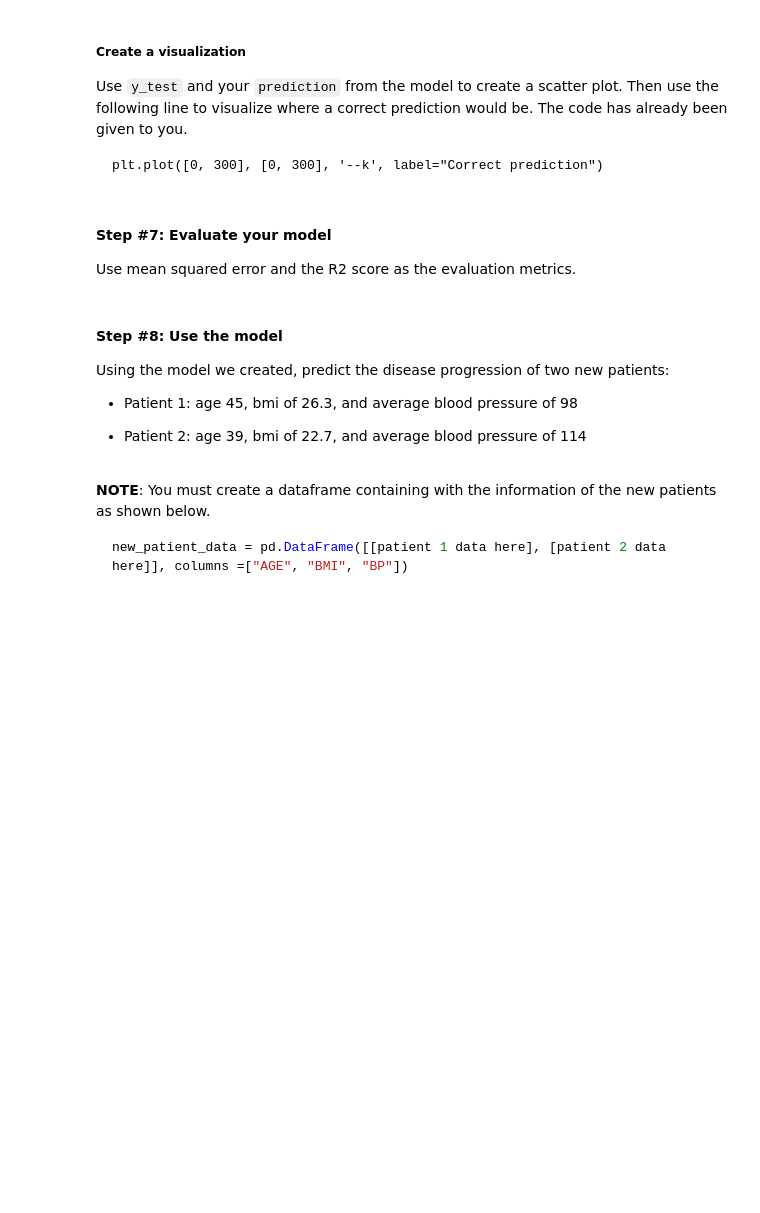
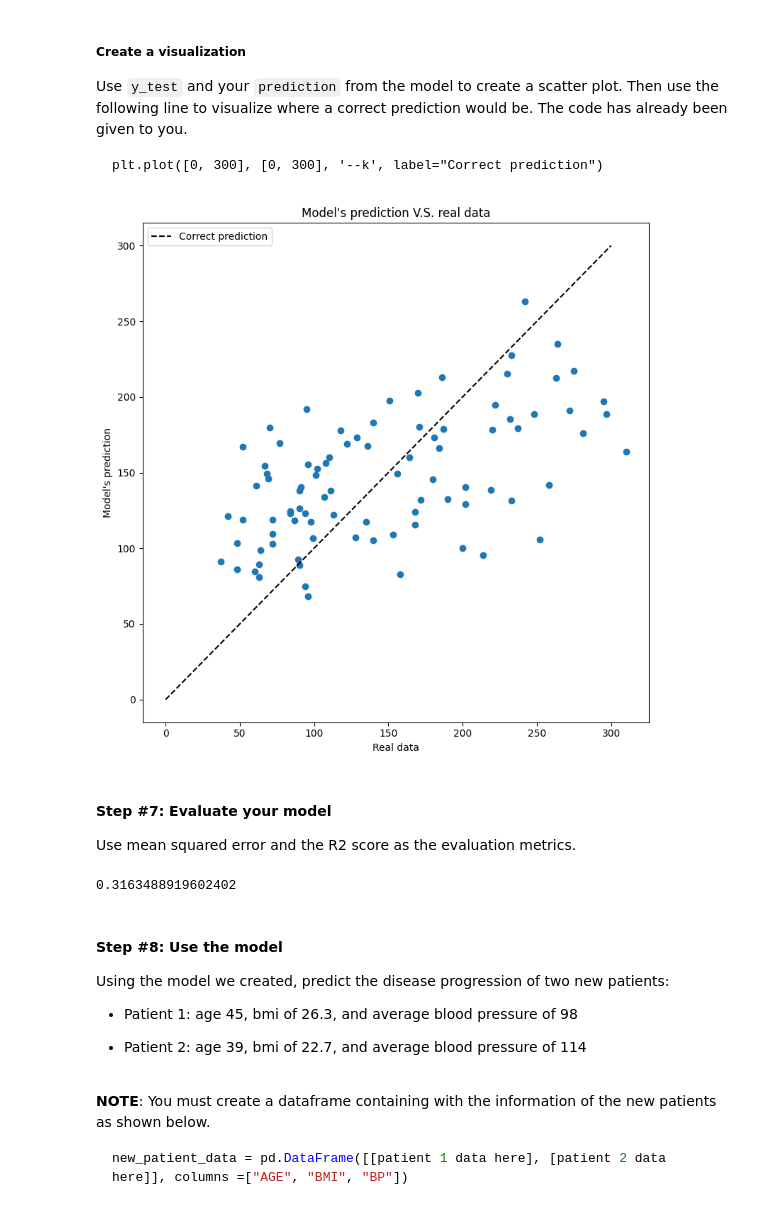
Before and after one commit to kurealnum/dsrp-2025, a Jupyter notebook: DSRP_Day_7_Lab_Notebook_[STUDENT].ipynb, the cells around one changed output. Drawn from its saved outputs; the diff is of its cells as text; code cells hidden in the pictures; blank space fills up the shorter version.

```diff
--- a/DSRP_Day_7_Lab_Notebook_[STUDENT].ipynb
+++ b/DSRP_Day_7_Lab_Notebook_[STUDENT].ipynb
@@ -233,3 +263,5 @@ label = # COMPLETE THIS CODE
+# %%
+label = df["Y"]
 # %% [markdown]
 #### **Step #3: Split data into training and testing data**
 
@@ -239,2 +269,4 @@ Use `AGE`, `BMI`, and `BP` for our independent variables.
+# %%
+X_train, X_test, y_train, y_test = model_selection.train_test_split(features, label, test_size=0.2, random_state=42)
 # %% [markdown]
 #### **Step #4: Import your model**
@@ -250,2 +280,4 @@ Linear regression takes no hyperparameters, so just initialize the model.
+# %%
+reg = LinearRegression()
 # %% [markdown]
 #### **Step #6: Fit your model, test on the testing data, and create a visualization if applicable**
@@ -254,3 +284,6 @@ Linear regression takes no hyperparameters, so just initialize the model.
+# %%
+reg.fit(X_test, y_test)
+pred = reg.predict(X_test)
 # %% [markdown]
 ##### **Create a visualization**
 
@@ -261,21 +294,23 @@ plt.plot([0, 300], [0, 300], '--k', label="Correct prediction")
 # %%
 plt.figure(figsize=(8, 8))
 
 
 
-plt.scatter(# COMPLETE THIS CODE
-plt.plot(# COMPLETE THIS CODE, '--k', label="Correct prediction")
+plt.scatter(y_test, pred)
+plt.plot([0, 300], [0, 300], '--k', label="Correct prediction")
 
 
 plt.axis('tight')
 
-plt.xlabel(# COMPLETE THIS CODE
-plt.ylabel(# COMPLETE THIS CODE
-plt.title(# COMPLETE THIS CODE
+plt.xlabel("Real data")
+plt.ylabel("Model's prediction")
+plt.title("Model's prediction V.S. real data")
 
 
 plt.legend()
 plt.tight_layout()
+# %% [output]
+[figure, added]
 # %% [markdown]
 #### **Step #7: Evaluate your model**
 
@@ -285,3 +318,9 @@ Use mean squared error and the R2 score as the evaluation metrics.
+# %%
+mean_squared_error(y_test, pred)
+
+r2_score(y_test, pred)
+# %% [output]
+0.3163488919602402
 # %% [markdown]
 #### **Step #8: Use the model**
 
```
Also changed, not shown: parts of 43 cells of this notebook.
